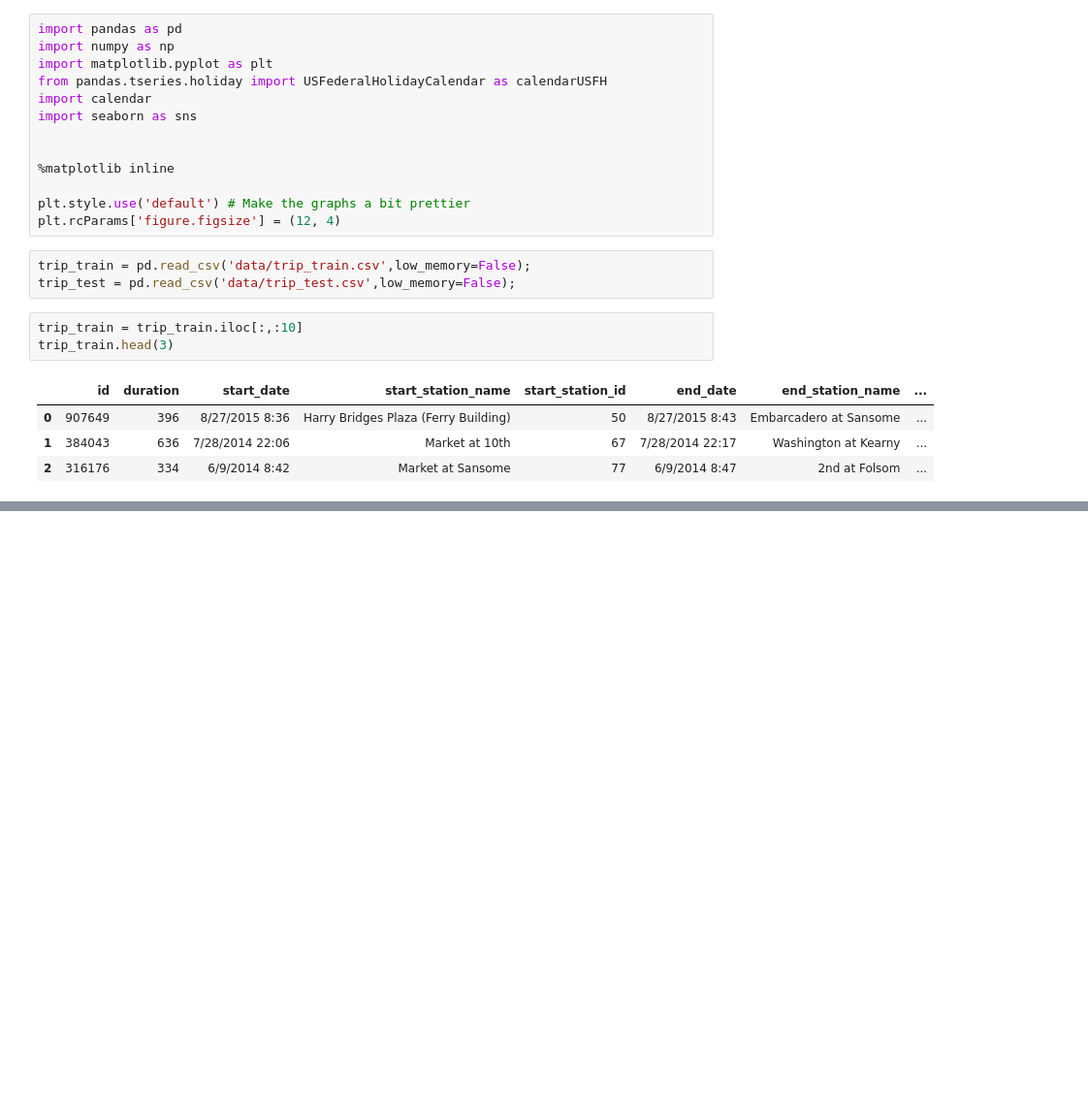
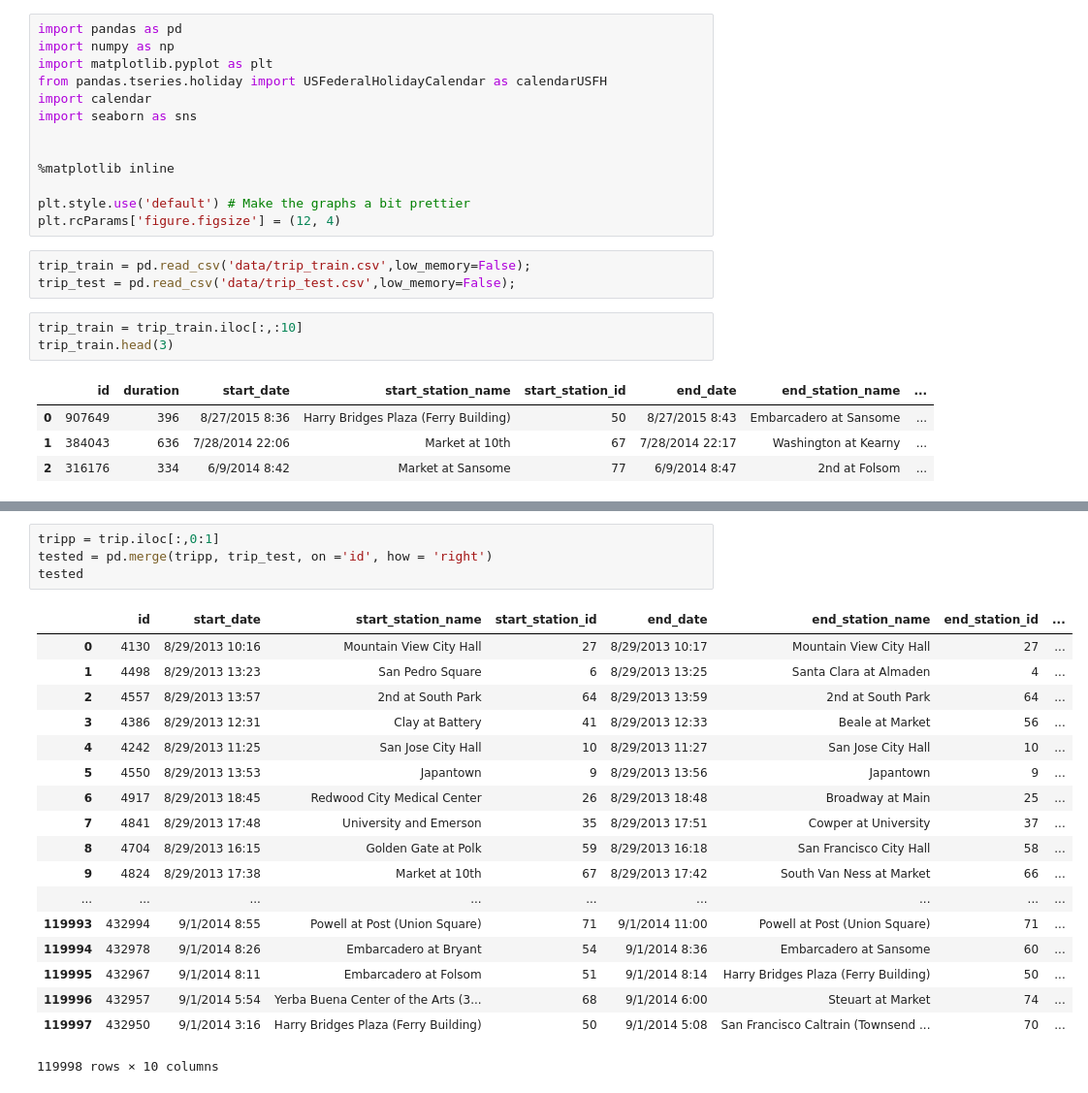
Before and after one commit to pabloernesto/sfBikes, a Jupyter notebook: example_machine_learning_by_robert.ipynb, the cells around one changed output, grey strips where cells are left out. Shown at 97% size. Cells and saved outputs as stored; diff of their text form; blank space fills up the shorter version.

```diff
--- a/example_machine_learning_by_robert.ipynb
+++ b/example_machine_learning_by_robert.ipynb
@@ -24,0 +69,23 @@ trip_train.head(3)
+# %%
+tripp = trip.iloc[:,0:1]
+tested = pd.merge(tripp, trip_test, on ='id', how = 'right')
+tested
+# %% [output]
+|  | id | start_date | start_station_name | start_station_id | end_date | end_station_name | end_station_id | ... |
+| 0 | 4130 | 8/29/2013 10:16 | Mountain View City Hall | 27 | 8/29/2013 10:17 | Mountain View City Hall | 27 | ... |
+| 1 | 4498 | 8/29/2013 13:23 | San Pedro Square | 6 | 8/29/2013 13:25 | Santa Clara at Almaden | 4 | ... |
+| 2 | 4557 | 8/29/2013 13:57 | 2nd at South Park | 64 | 8/29/2013 13:59 | 2nd at South Park | 64 | ... |
+| 3 | 4386 | 8/29/2013 12:31 | Clay at Battery | 41 | 8/29/2013 12:33 | Beale at Market | 56 | ... |
+| 4 | 4242 | 8/29/2013 11:25 | San Jose City Hall | 10 | 8/29/2013 11:27 | San Jose City Hall | 10 | ... |
+| 5 | 4550 | 8/29/2013 13:53 | Japantown | 9 | 8/29/2013 13:56 | Japantown | 9 | ... |
+| 6 | 4917 | 8/29/2013 18:45 | Redwood City Medical Center | 26 | 8/29/2013 18:48 | Broadway at Main | 25 | ... |
+| 7 | 4841 | 8/29/2013 17:48 | University and Emerson | 35 | 8/29/2013 17:51 | Cowper at University | 37 | ... |
+| 8 | 4704 | 8/29/2013 16:15 | Golden Gate at Polk | 59 | 8/29/2013 16:18 | San Francisco City Hall | 58 | ... |
+| 9 | 4824 | 8/29/2013 17:38 | Market at 10th | 67 | 8/29/2013 17:42 | South Van Ness at Market | 66 | ... |
+| ... | ... | ... | ... | ... | ... | ... | ... | ... |
+| 119993 | 432994 | 9/1/2014 8:55 | Powell at Post (Union Square) | 71 | 9/1/2014 11:00 | Powell at Post (Union Square) | 71 | ... |
+| 119994 | 432978 | 9/1/2014 8:26 | Embarcadero at Bryant | 54 | 9/1/2014 8:36 | Embarcadero at Sansome | 60 | ... |
+| 119995 | 432967 | 9/1/2014 8:11 | Embarcadero at Folsom | 51 | 9/1/2014 8:14 | Harry Bridges Plaza (Ferry Building) | 50 | ... |
+| 119996 | 432957 | 9/1/2014 5:54 | Yerba Buena Center of the Arts (3... | 68 | 9/1/2014 6:00 | Steuart at Market | 74 | ... |
+| 119997 | 432950 | 9/1/2014 3:16 | Harry Bridges Plaza (Ferry Building) | 50 | 9/1/2014 5:08 | San Francisco Caltrain (Townsend ... | 70 | ... |
+119998 rows × 10 columns
```
Also changed, not shown: parts of 10 cells of this notebook.
